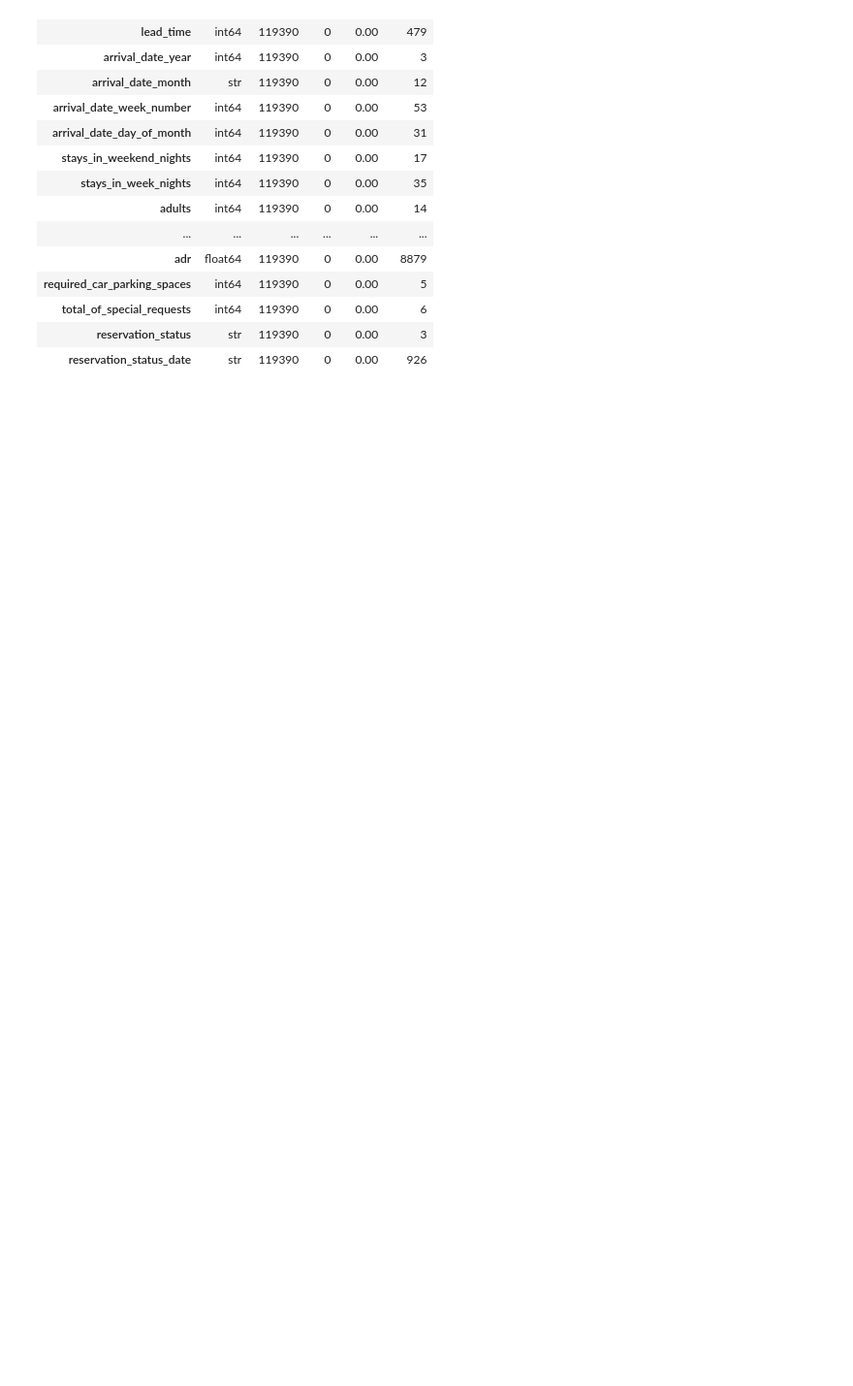
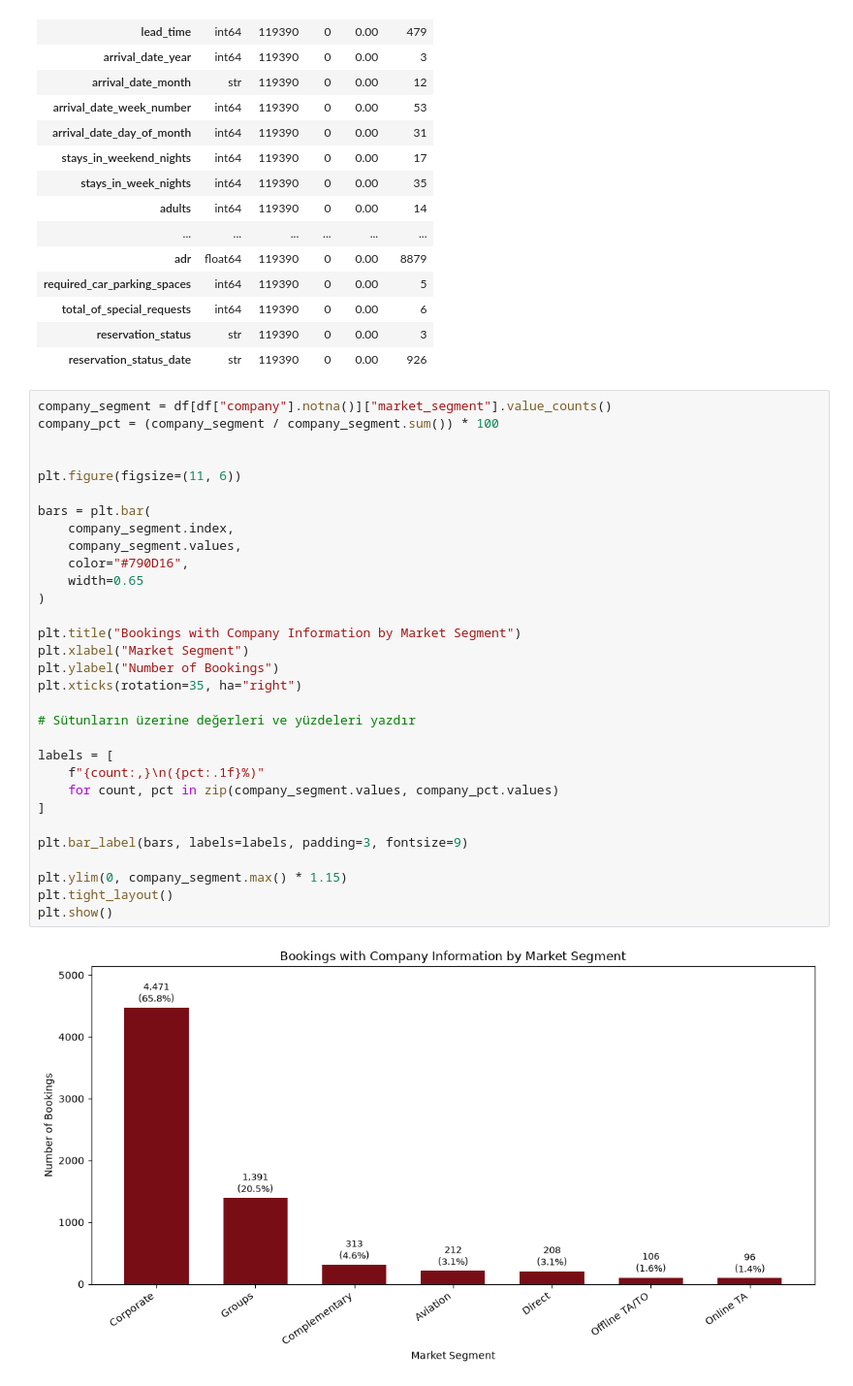
Before and after one commit to imelisa1/Hotel-Booking-Analysis, a Jupyter notebook: notebooks/01_data_understanding.ipynb, the cells around one changed output. Shown at 97% size. Drawn from its saved outputs; the diff is of its cells as text; blank space fills up the shorter version.

```diff
--- a/notebooks/01_data_understanding.ipynb
+++ b/notebooks/01_data_understanding.ipynb
@@ -206,3 +206,36 @@ info
 | total_of_special_requests | int64 | 119390 | 0 | 0.00 | 6 |
 | reservation_status | str | 119390 | 0 | 0.00 | 3 |
 | reservation_status_date | str | 119390 | 0 | 0.00 | 926 |
+# %%
+company_segment = df[df["company"].notna()]["market_segment"].value_counts()
+company_pct = (company_segment / company_segment.sum()) * 100
+
+
+plt.figure(figsize=(11, 6))
+
+bars = plt.bar(
+    company_segment.index,
+    company_segment.values,
+    color="#790D16",
+    width=0.65
+)
+
+plt.title("Bookings with Company Information by Market Segment")
+plt.xlabel("Market Segment")
+plt.ylabel("Number of Bookings")
+plt.xticks(rotation=35, ha="right")
+
+# Sütunların üzerine değerleri ve yüzdeleri yazdır
+
+labels = [
+    f"{count:,}\n({pct:.1f}%)"
+    for count, pct in zip(company_segment.values, company_pct.values)
+]
+
+plt.bar_label(bars, labels=labels, padding=3, fontsize=9)
+
+plt.ylim(0, company_segment.max() * 1.15)
+plt.tight_layout()
+plt.show()
+# %% [output]
+[figure, added]
```
Also changed, not shown: parts of 4 cells of this notebook.
